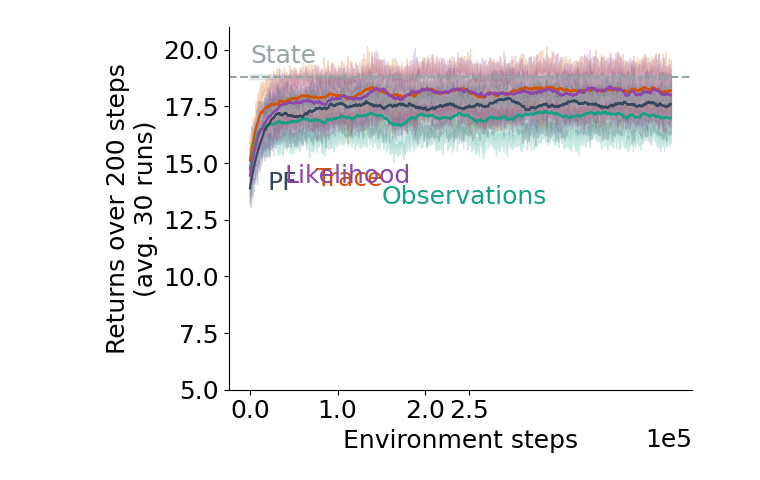
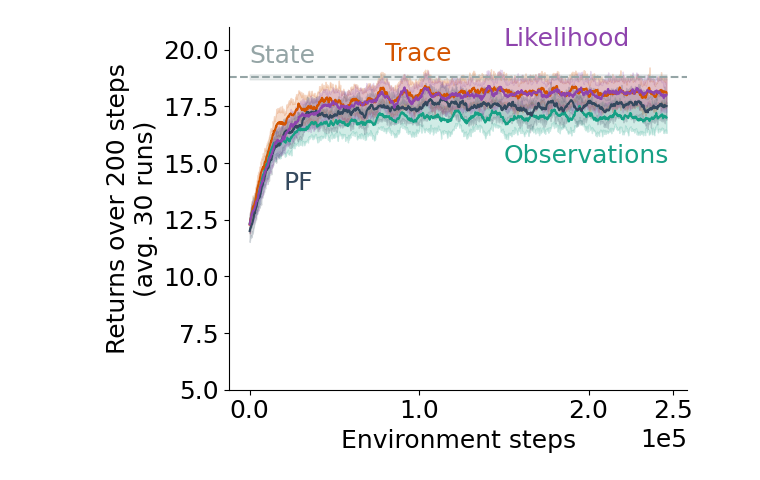
Before and after one commit to taodav/aux-inputs, a Jupyter notebook: analysis/ppo_results.ipynb, the cells around one changed output. Saved outputs shown, nothing was run; the diff lists cells and outputs as text; code cells hidden in the pictures.

Commit message:
100 seeds total for lobster ppo

```diff
--- a/analysis/ppo_results.ipynb
+++ b/analysis/ppo_results.ipynb
@@ -72,6 +81,8 @@ def process_dir(dir_path, split_by):
 
         info = load_info(f)
         args = info['args'].item()
+        if args['seed'] < 2030:
+            continue
 
         hparams = Args(*tuple(args[s] for s in split_by))
 
@@ -97,6 +108,6 @@ for key, v in all_paths.items():
             rew_lst.append(r[1])
             arg_lst.append(r[0])
             f_lst.append(r[2])
-            rews =
-        raw_data[key][hparams] = {'rewards': np.stack(rew_lst)[:, :, 'args': arg_lst, 'paths': f_lst}
-        print(raw_data[key][hparams]['rewards'].shape)
+            rews = np.stack(rew_lst)
+        raw_data[key][hparams] = {'rewards': rews, 'args': arg_lst, 'paths': f_lst}
+#         print(raw_data[key][hparams]['rewards'].shape)
@@ -163,7 +137,26 @@ plotting_order = ['2', '2o', '2pb', '2d']
 lobster_results_path = Path(ROOT_DIR, 'results', f'all_lobster_ppo_results.pdf')
 fig, ax = plt.figure(), plt.axes()
 
+plot_info = {
+    '2': {
+        'color': '#16a085',
+        'label': {'x': 1.5e5, 'y': 15.0, 'text': 'Observations'}
+    },
 
+    '2o': {
+        'color': '#d35400',
+        'label': {'x': 0.80e5, 'y': 19.5, 'text': 'Trace'}
+    },
+    '2pb': {
+        'color': '#34495e',
+        'label': {'x': 0.20e5, 'y': 13.8, 'text': 'PF'}
+    },
+    '2d': {
+        'color': '#8e44ad',
+        'label': {'x': 1.5e5, 'y': 20.15, 'text': 'Likelihood'}
+    },
+
+}
 for k in plotting_order:
     v = all_best[k]
 #     if k not in selection:
@@ -172,37 +165,37 @@ for k in plotting_order:
     key = plot_info[k]['label']['text']
     color = plot_info[k]['color']
 
-    means = moving_avg(data.mean(axis=0), w=100, mode='valid')
+    means = moving_avg(data.mean(axis=0), w=20, mode='valid')
     x = np.arange(means.shape[0]) * steps_per_eps
 
     std_err = data.std(axis=0) / np.sqrt(data.shape[0])
 
     ax.plot(x, means, label=key, color=color)
     plt.fill_between(x, means - std_err[:means.shape[0]], means + std_err[:means.shape[0]],
                          color=color, alpha=0.2)
     l_info = plot_info[k]['label']
     plt.text(l_info['x'], l_info['y'], l_info['text'], color=color, fontdict=dict(size=18))
 
 ax.set_ylim(5, 21)
 
 ax.axhline(18.8, linestyle='--', color='#95a5a6')
 plt.fill_between(x, 18.8 + 0.112, 18.8 - 0.112, color='#95a5a6', alpha=0.2)
 plt.text(0e5, 19.4, 'State', color='#95a5a6', fontdict=dict(size=18))
 
 
 ax.set_xlabel('Environment steps')
 ax.set_ylabel(f"Returns over 200 steps\n(avg. 30 runs)")
 ax.set_xticks([0, 1e5, 2e5, 2.5e5])
 
 
 ax.spines['right'].set_visible(False)
 ax.spines['top'].set_visible(False)
 plt.ticklabel_format(axis="x", style="sci", scilimits=(0,0))
 plt.tight_layout()
 # ax.set_title(f'Lobster Environment')
 
 
-# plt.savefig(lobster_results_path, bbox_inches='tight')
+plt.savefig(lobster_results_path, bbox_inches='tight')
 # plt.legend(bbox_to_anchor=(1.00, 1), loc='upper left')
 # %% [output]
-[figure, old version]
+[figure, new version]
```
Also changed, not shown: parts of 6 cells of this notebook, 2 other files.
